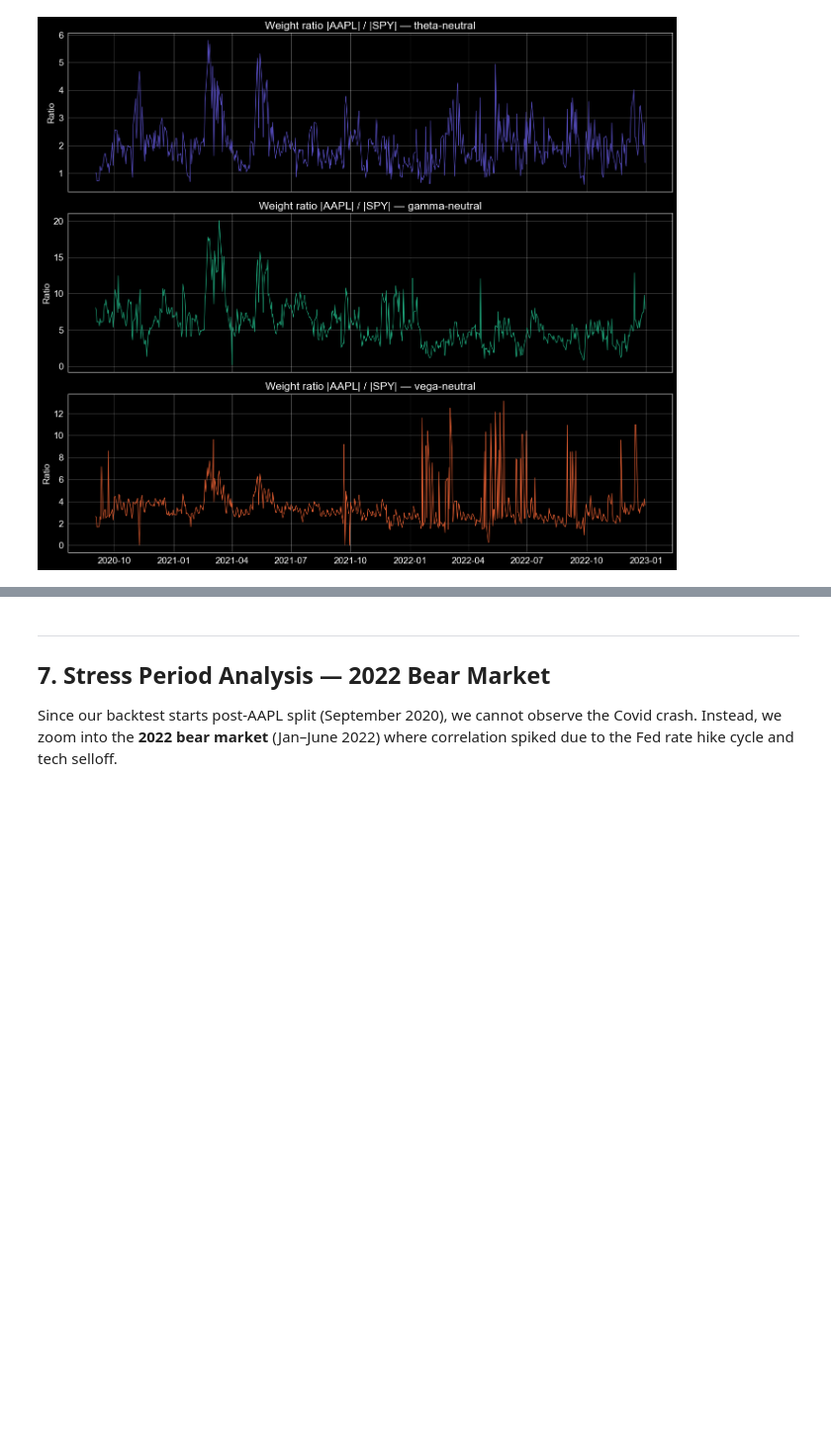
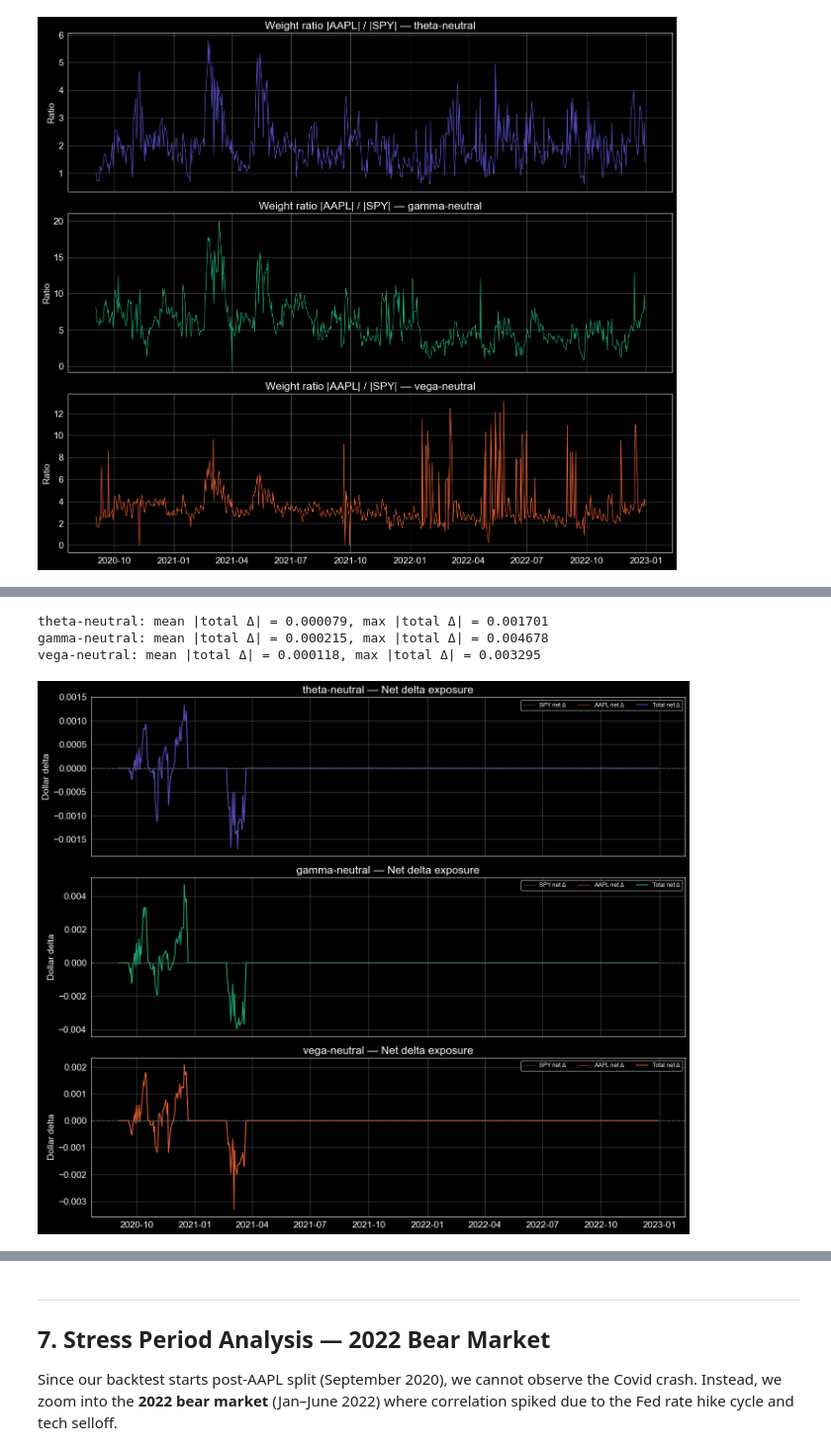
Before and after one commit to Mariuscalaque/Volatility-Trading-Project--Dispersion-Strategies, a Jupyter notebook: notebooks/02_dispersion_backtest.ipynb, the cells around one changed output, grey strips where cells are left out. Shown at 99% size. Cells and saved outputs as stored; diff of their text form; code cells hidden in the pictures; blank space fills up the shorter version.

```diff
--- a/notebooks/02_dispersion_backtest.ipynb
+++ b/notebooks/02_dispersion_backtest.ipynb
@@ -342,0 +425,40 @@ plt.tight_layout(); plt.show()
+# %%
+fig, axes = plt.subplots(len(backtests), 1, figsize=(14, 4 * len(backtests)), sharex=True)
+if len(backtests) == 1:
+    axes = [axes]
+
+for ax, (greek, bt) in zip(axes, backtests.items()):
+    dp = bt.drifted_positions.copy()
+    dp["delta_exposure"] = dp["scaled_weight"] * dp["delta"]
+
+    # Net delta per ticker per date
+    delta_by_ticker = dp.groupby(["date", "ticker"])["delta_exposure"].sum().unstack(fill_value=0)
+
+    if INDEX_TICKER in delta_by_ticker.columns:
+        ax.plot(delta_by_ticker.index, delta_by_ticker[INDEX_TICKER],
+                label=f"SPY net Δ", color="steelblue", linewidth=0.8, alpha=0.7)
+    if COMPONENT_TICKER in delta_by_ticker.columns:
+        ax.plot(delta_by_ticker.index, delta_by_ticker[COMPONENT_TICKER],
+                label=f"AAPL net Δ", color="coral", linewidth=0.8, alpha=0.7)
+
+    # Total net delta
+    total_delta = delta_by_ticker.sum(axis=1)
+    ax.plot(total_delta.index, total_delta, label="Total net Δ",
+            color=FLAVOR_COLORS[greek], linewidth=1.5)
+
+    ax.axhline(y=0, color="gray", linestyle="--", alpha=0.5)
+    ax.set_title(f"{greek}-neutral — Net delta exposure")
+    ax.set_ylabel("Dollar delta")
+    ax.legend(fontsize=9, ncol=3)
+    ax.grid(alpha=0.3)
+
+    # Summary
+    print(f"{greek}-neutral: mean |total Δ| = {total_delta.abs().mean():.6f}, "
+          f"max |total Δ| = {total_delta.abs().max():.6f}")
+
+plt.tight_layout(); plt.show()
+# %% [output]
+theta-neutral: mean |total Δ| = 0.000079, max |total Δ| = 0.001701
+gamma-neutral: mean |total Δ| = 0.000215, max |total Δ| = 0.004678
+vega-neutral: mean |total Δ| = 0.000118, max |total Δ| = 0.003295
+[figure, added]
```
Also changed, not shown: parts of 8 cells of this notebook.
